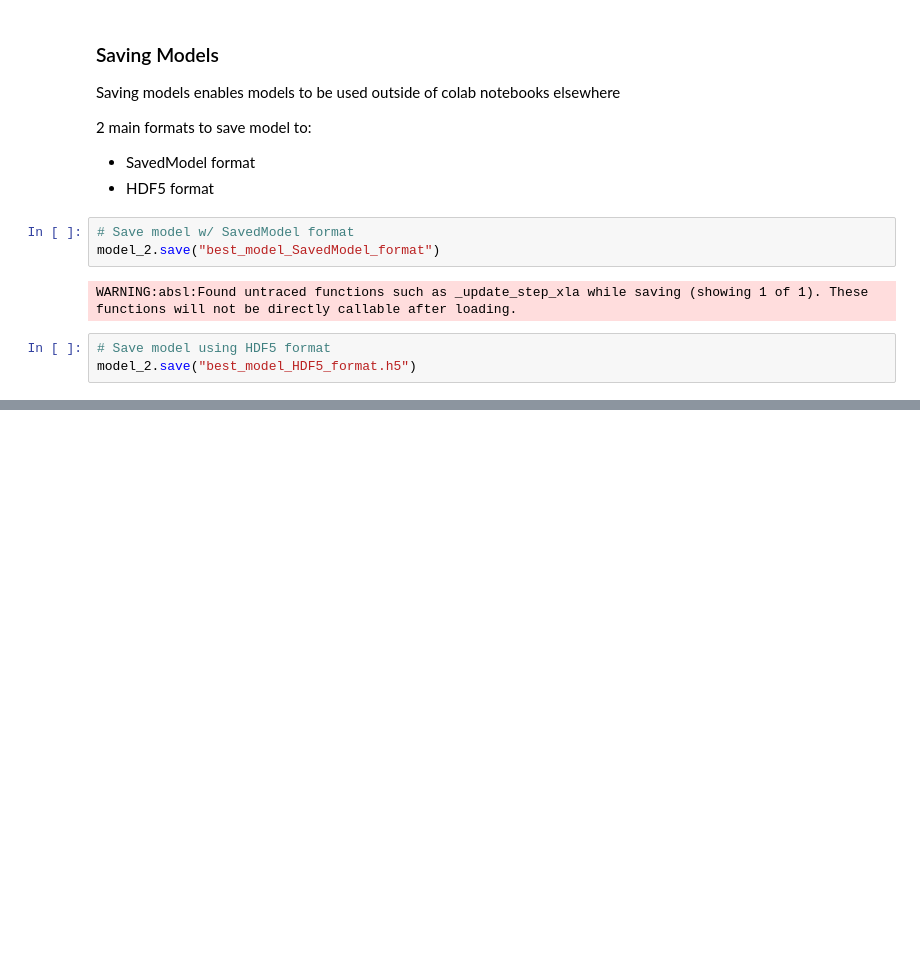
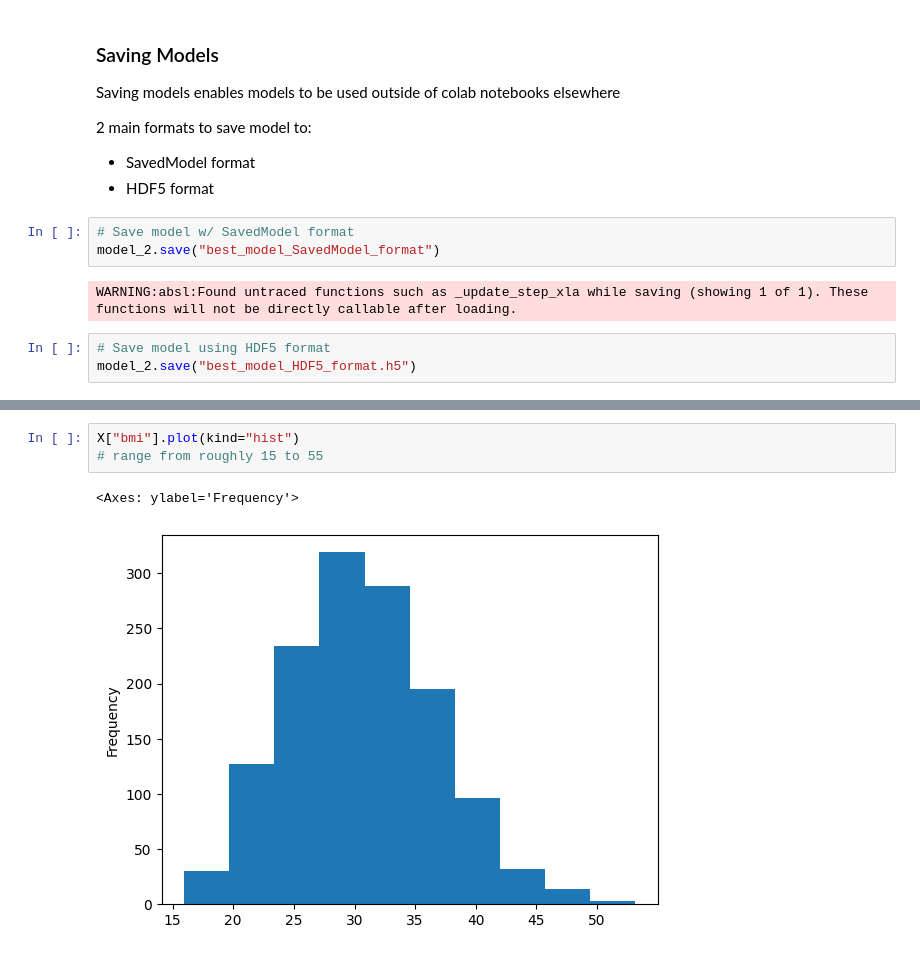
Before and after one commit to pranavrao87/Machine-Learning, a Jupyter notebook: Neural Network Regression/01_neural_network_regression_w__tensorflow.ipynb, the cells around one changed output, grey strips where cells are left out. Cells and saved outputs as stored; diff of their text form; blank space fills up the shorter version.

```diff
--- a/Neural Network Regression/01_neural_network_regression_w__tensorflow.ipynb
+++ b/Neural Network Regression/01_neural_network_regression_w__tensorflow.ipynb
@@ -969,0 +1344,6 @@ model_2.save("best_model_HDF5_format.h5")
+# %%
+X["bmi"].plot(kind="hist")
+# range from roughly 15 to 55
+# %% [output]
+<Axes: ylabel='Frequency'>
+[figure, added]
```
Also changed, not shown: parts of 72 cells of this notebook.
